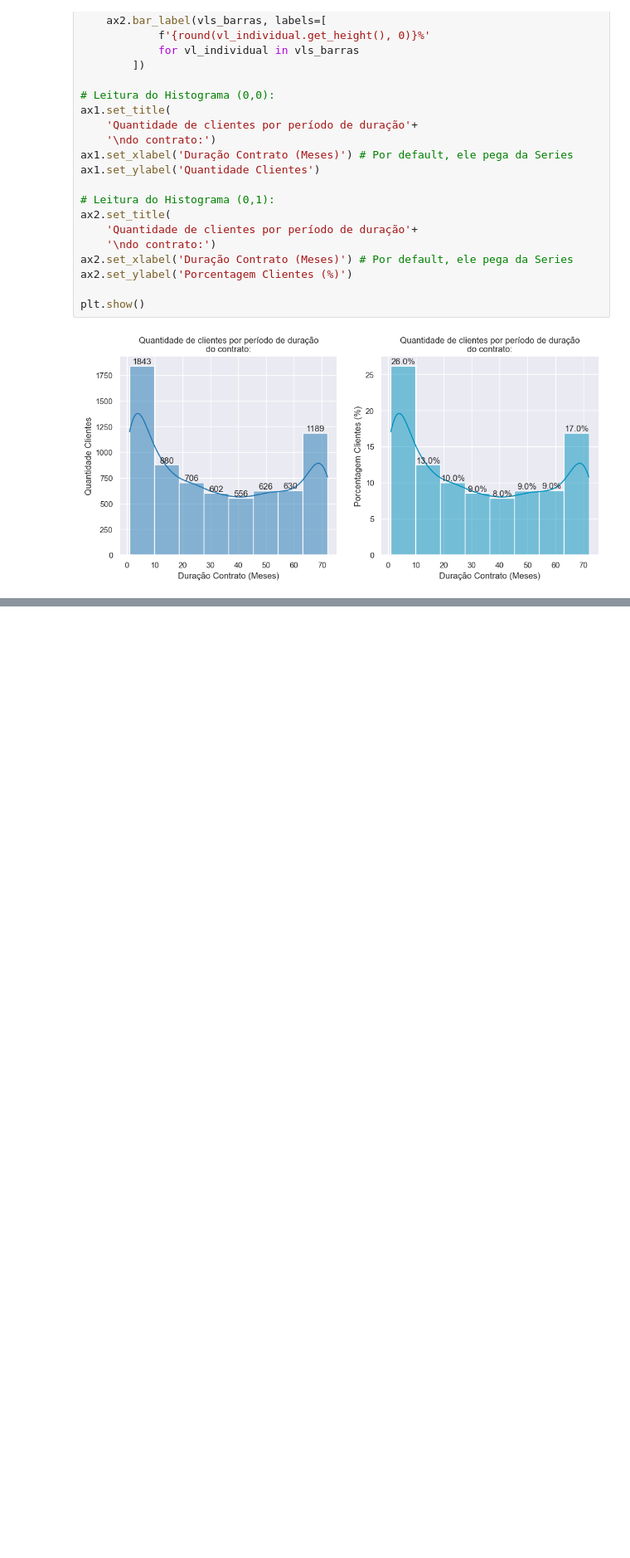
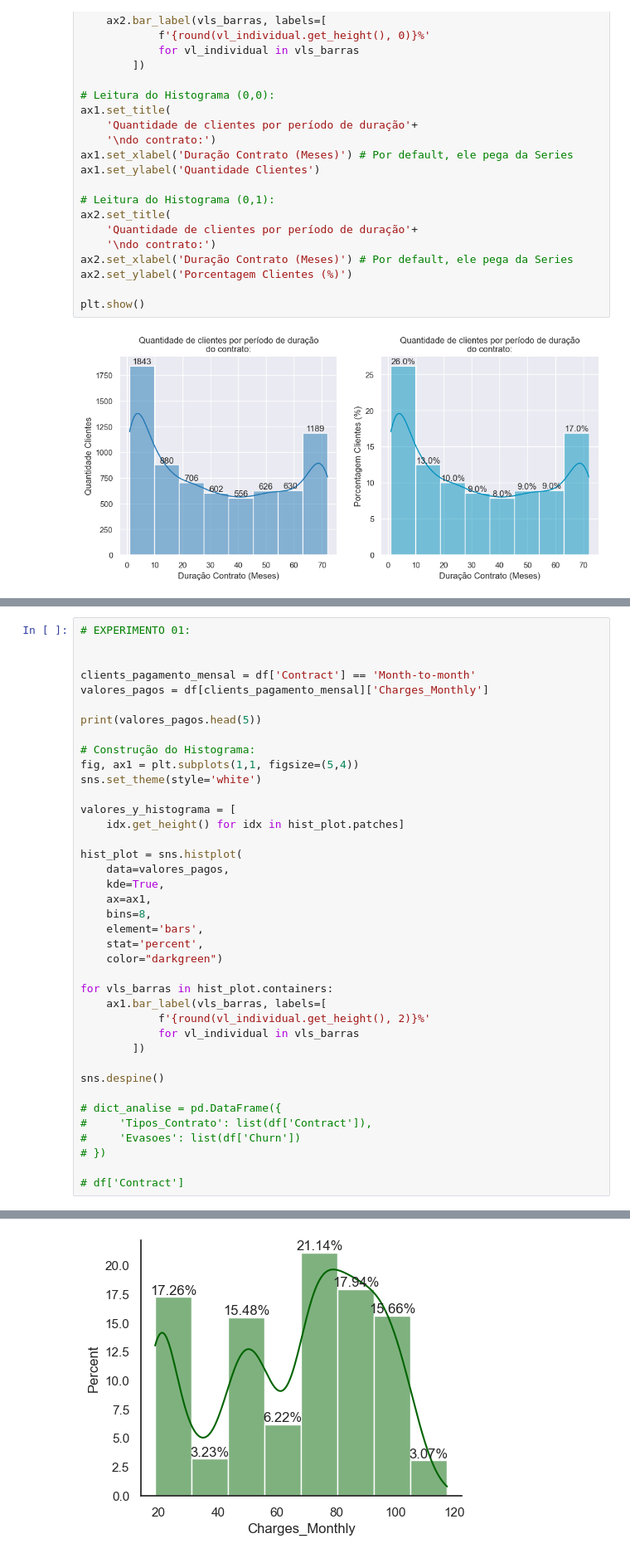
Before and after one commit to Megalonnix/ChallengeTelecomX, a Jupyter notebook: TelecomX_BR.ipynb, the cells around one changed output, grey strips where cells are left out. Shown: that part at 83% size. Saved outputs shown, nothing was run; the diff lists cells and outputs as text; blank space fills up the shorter version.

Commit message:
Agrupando contratos mais associados a evasão com as faixas de preço cobradas pelos mesmos.

```diff
--- a/TelecomX_BR.ipynb
+++ b/TelecomX_BR.ipynb
@@ -637,0 +647,40 @@ plt.show()
+# %%
+# EXPERIMENTO 01:
+
+
+clients_pagamento_mensal = df['Contract'] == 'Month-to-month'
+valores_pagos = df[clients_pagamento_mensal]['Charges_Monthly']
+
+print(valores_pagos.head(5))
+
+# Construção do Histograma:
+fig, ax1 = plt.subplots(1,1, figsize=(5,4))
+sns.set_theme(style='white')
+
+valores_y_histograma = [
+    idx.get_height() for idx in hist_plot.patches]
+
+hist_plot = sns.histplot(
+    data=valores_pagos,
+    kde=True,
+    ax=ax1,
+    bins=8,
+    element='bars',
+    stat='percent',
+    color="darkgreen")
+
+for vls_barras in hist_plot.containers:
+    ax1.bar_label(vls_barras, labels=[
+            f'{round(vl_individual.get_height(), 2)}%'
+            for vl_individual in vls_barras
+        ])
+
+sns.despine()
+
+# dict_analise = pd.DataFrame({
+#     'Tipos_Contrato': list(df['Contract']),
+#     'Evasoes': list(df['Churn'])
+# })
+
+# df['Contract']
+# %% [output]
@@ -637,0 +694 @@ plt.show()
+[figure, added]
```
Also changed, not shown: parts of 12 cells of this notebook.
